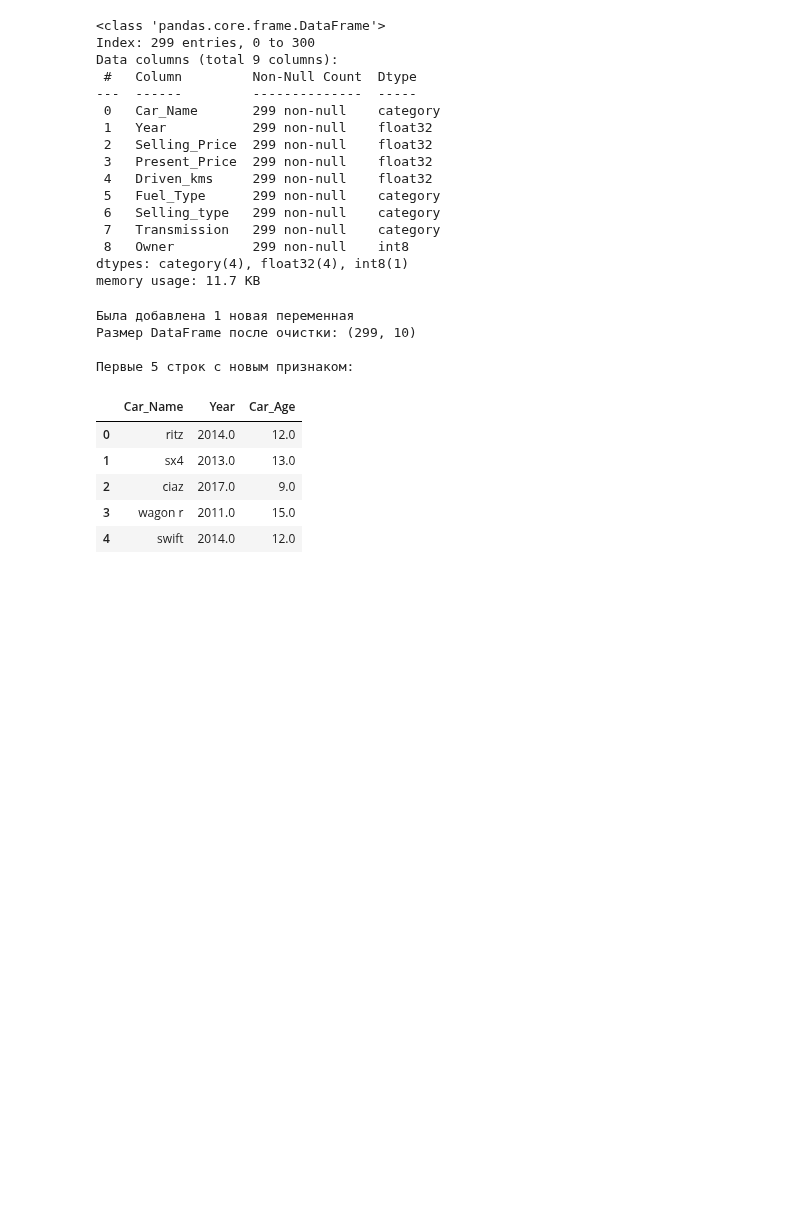
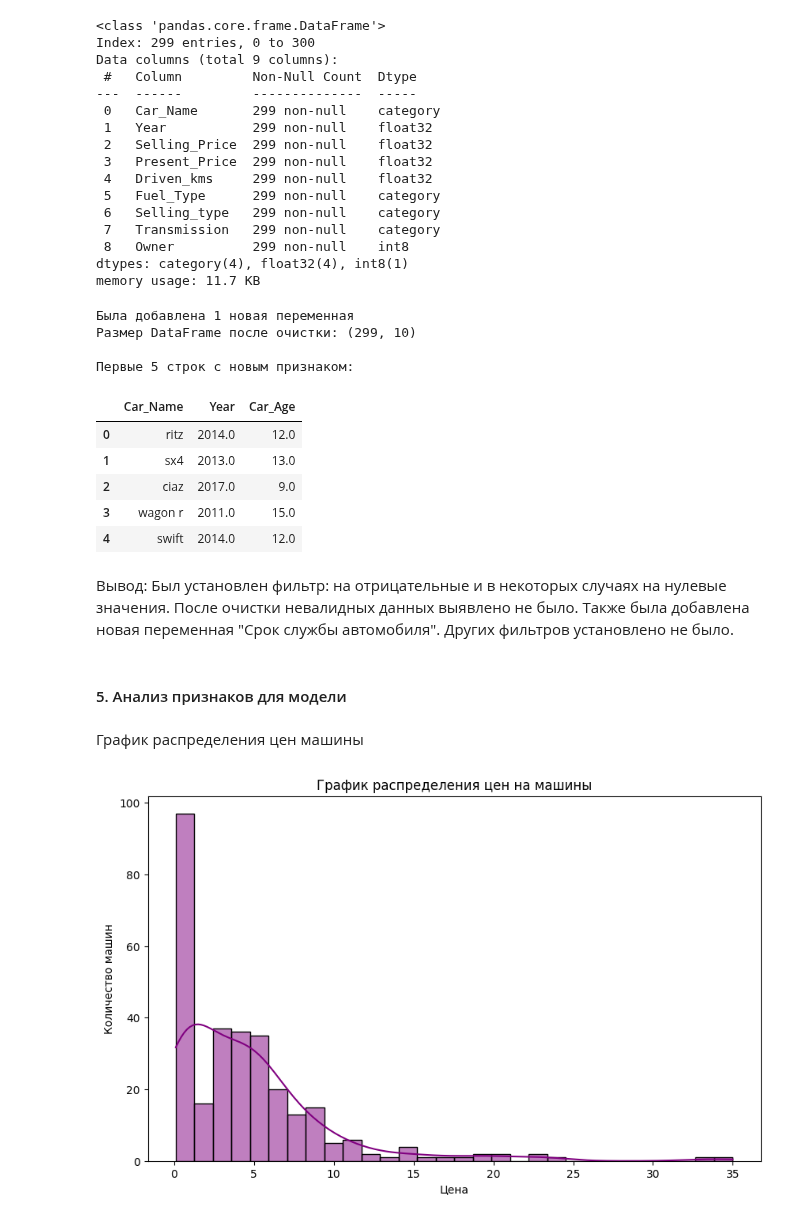
Before and after one commit to MarinaFeDv/mf_project, a Jupyter notebook: eda/eda.ipynb, the cells around one changed output. Saved outputs shown, nothing was run; the diff lists cells and outputs as text; code cells hidden in the pictures; blank space fills up the shorter version.

```diff
--- a/eda/eda.ipynb
+++ b/eda/eda.ipynb
@@ -220,3 +231,7 @@ df[['Car_Name', 'Year', 'Car_Age']].head()
 | 2 | ciaz | 2017.0 | 9.0 |
 | 3 | wagon r | 2011.0 | 15.0 |
 | 4 | swift | 2014.0 | 12.0 |
+# %% [markdown]
+Вывод: Был установлен фильтр: на отрицательные и в некоторых случаях на нулевые значения. После очистки невалидных данных выявлено не было. Также была добавлена новая переменная "Срок службы автомобиля". Других фильтров установлено не было.
+# %% [markdown]
+#### 5. Анализ признаков для модели
@@ -222,0 +241,12 @@ df[['Car_Name', 'Year', 'Car_Age']].head()
+# %% [markdown]
+График распределения цен машины
+# %%
+plt.figure(figsize=(10, 6))
+sns.histplot(df['Selling_Price'], kde=True, bins=30, color='purple')
+plt.title('График распределения цен на машины')
+plt.xlabel('Цена')
+plt.ylabel('Количество машин')
+plt.savefig('цены_машин.png')
+plt.show()
+# %% [output]
+[figure, added]
```
Also changed, not shown: parts of 18 cells of this notebook, 5 other files.
